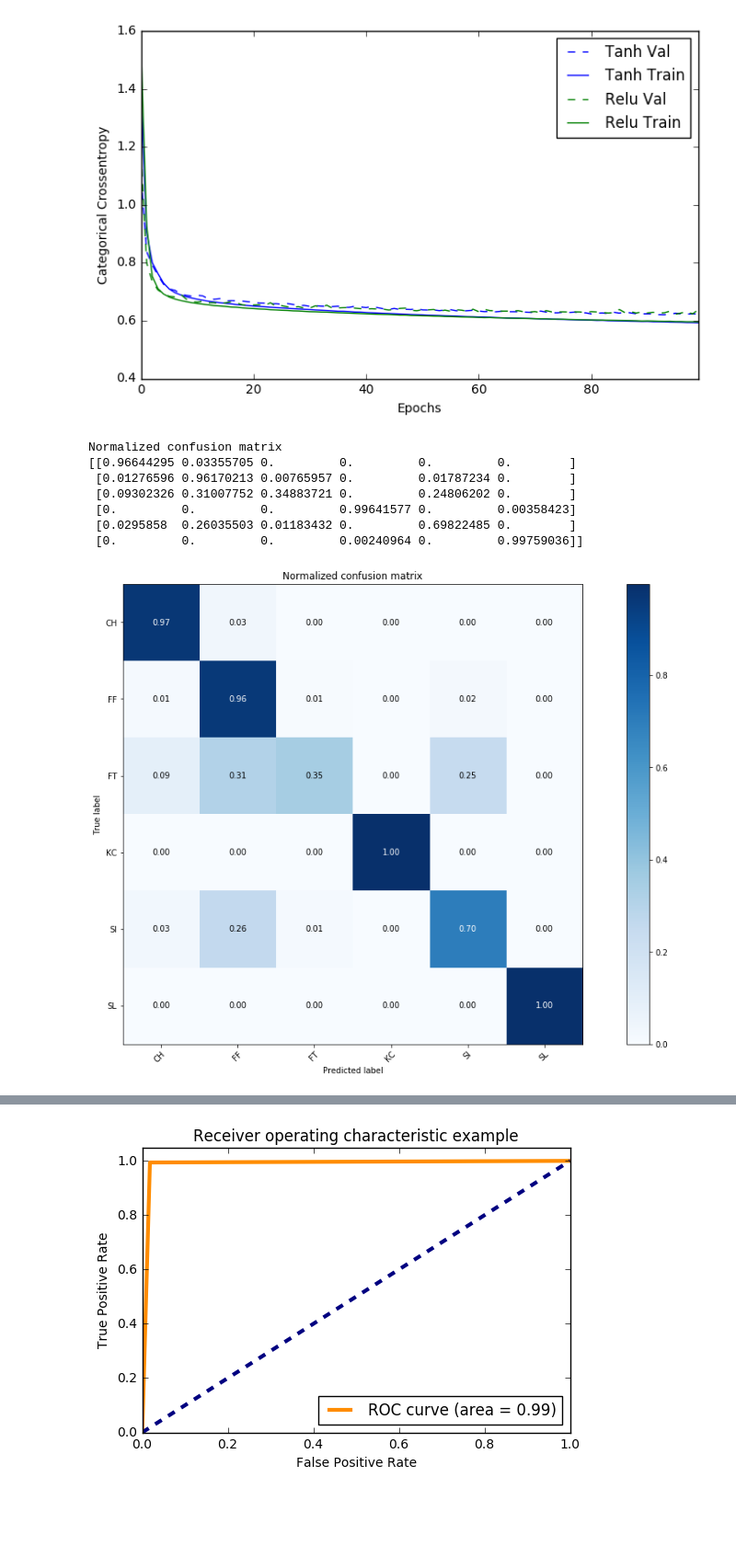
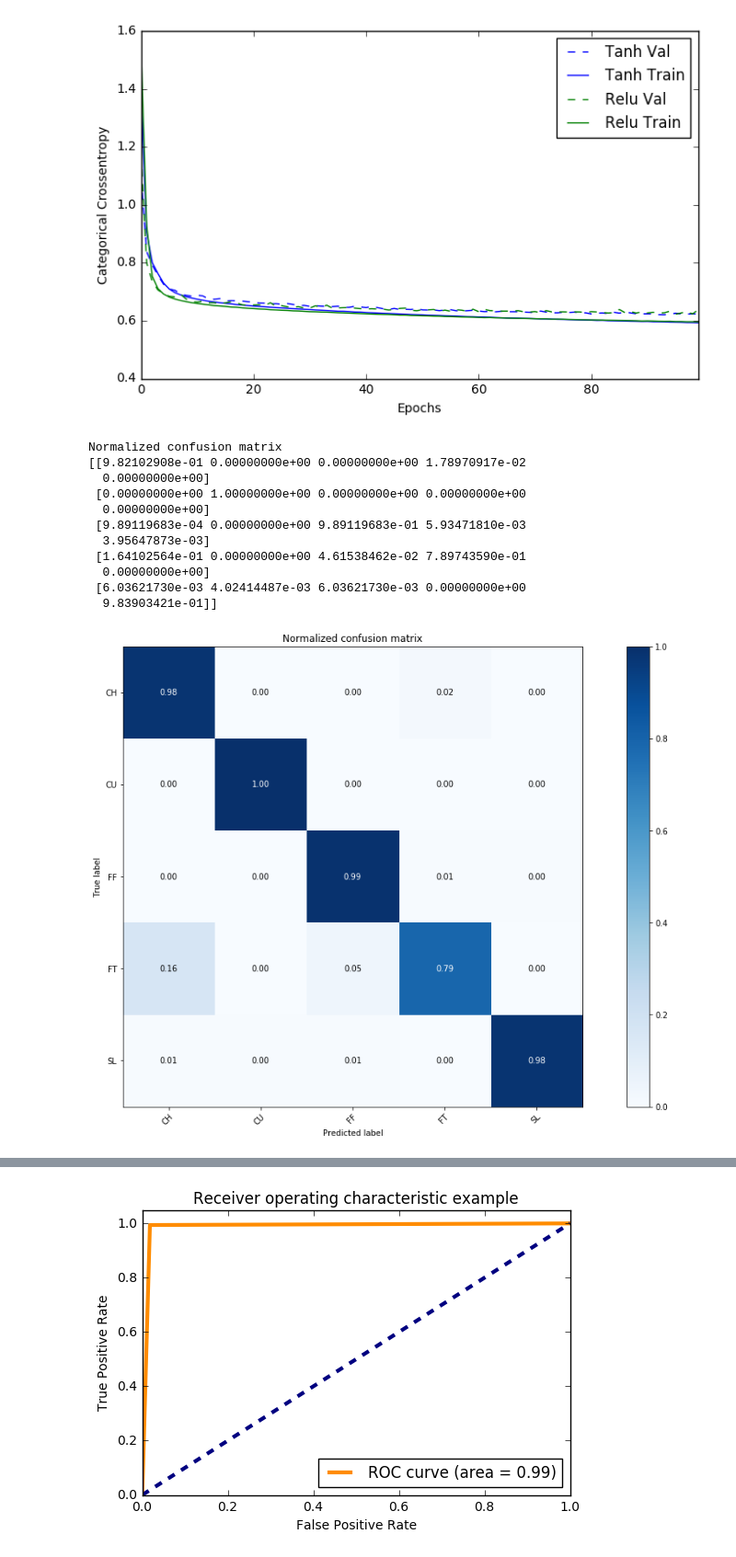
Before and after one commit to ninglee47/MLB-pitch-data-ML, a Jupyter notebook: Pitch type prediction - Single Pitcher-Greinke.ipynb, the cells around one changed output, grey strips where cells are left out. Shown at 92% size. Saved outputs shown, nothing was run; the diff lists cells and outputs as text; code cells hidden in the pictures; blank space fills up the shorter version.

```diff
--- a/Pitch type prediction - Single Pitcher-Greinke.ipynb
+++ b/Pitch type prediction - Single Pitcher-Greinke.ipynb
@@ -90,7 +90,7 @@ classifier.add(Dense(50, activation='relu', kernel_initializer='uniform'))
 
 #Add oupt layer
 #classifier.add(Dense(10, activation = tf.nn.softmax, kernel_initializer='uniform'))
-classifier.add(Dense(6, activation = tf.nn.softmax, kernel_initializer='uniform'))
+classifier.add(Dense(5, activation = tf.nn.softmax, kernel_initializer='uniform'))
 
 #compiling ANN
 #classifier.compile(optimizer = 'adam', loss = 'categorical_crossentropy', metrics = [metrics.categorical_accuracy])
@@ -153,7 +153,8 @@ np.savetxt("cm.csv", cm, delimiter=",")
 # %%
 # Plot non-normalized confusion matrix
 
-class_names = ['CH', 'FF','FT', 'KC', 'SI', 'SL']
+class_names = ['CH','CU','FF','FT', 'SL']
+
 
 #Visualize CM
 def plot_confusion_matrix(y_true, y_pred, classes,
@@ -188,44 +189,44 @@ def plot_confusion_matrix(y_true, y_pred, classes,
     # We want to show all ticks...
     ax.set(xticks=np.arange(cm.shape[1]),
            yticks=np.arange(cm.shape[0]),
            # ... and label them with the respective list entries
            xticklabels=classes, yticklabels=classes,
            title=title,
            ylabel='True label',
            xlabel='Predicted label')
 
     # Rotate the tick labels and set their alignment.
     plt.setp(ax.get_xticklabels(), rotation=45, ha="right",
              rotation_mode="anchor")
 
     # Loop over data dimensions and create text annotations.
     fmt = '.2f' if normalize else 'd'
     thresh = cm.max() / 2.
     for i in range(cm.shape[0]):
         for j in range(cm.shape[1]):
             ax.text(j, i, format(cm[i, j], fmt),
                     ha="center", va="center",
                     color="white" if cm[i, j] > thresh else "black")
     fig.set_size_inches(19.5, 10.5)
     #fig.tight_layout()
     return ax
 
-
-
-
-#class_names = dataset['CH', 'CU', 'FC', 'FF', 'FS', 'FT', 'KC', 'KN', 'SI', 'SL']
 #plot_confusion_matrix(y_test.argmax(axis=1), y_pred.argmax(axis=1), classes=class_names, title='Confusion matrix, without normalization')
 plot_confusion_matrix(y_test.argmax(axis=1), y_pred.argmax(axis=1), classes=class_names, normalize=True,title='Normalized confusion matrix')
 plt.show()
 # %% [output]
 Normalized confusion matrix
-[[0.96644295 0.03355705 0.         0.         0.         0.        ]
- [0.01276596 0.96170213 0.00765957 0.         0.01787234 0.        ]
- [0.09302326 0.31007752 0.34883721 0.         0.24806202 0.        ]
- [0.         0.         0.         0.99641577 0.         0.00358423]
- [0.0295858  0.26035503 0.01183432 0.         0.69822485 0.        ]
- [0.         0.         0.         0.00240964 0.         0.99759036]]
+[[9.82102908e-01 0.00000000e+00 0.00000000e+00 1.78970917e-02
+  0.00000000e+00]
+ [0.00000000e+00 1.00000000e+00 0.00000000e+00 0.00000000e+00
+  0.00000000e+00]
+ [9.89119683e-04 0.00000000e+00 9.89119683e-01 5.93471810e-03
+  3.95647873e-03]
+ [1.64102564e-01 0.00000000e+00 4.61538462e-02 7.89743590e-01
+  0.00000000e+00]
+ [6.03621730e-03 4.02414487e-03 6.03621730e-03 0.00000000e+00
+  9.83903421e-01]]
-[figure, old version]
+[figure, new version]
 # %%
 # Predicting the Test set results
 y_pred = classifier.predict(X_test)
```
Also changed, not shown: parts of 7 cells of this notebook.
